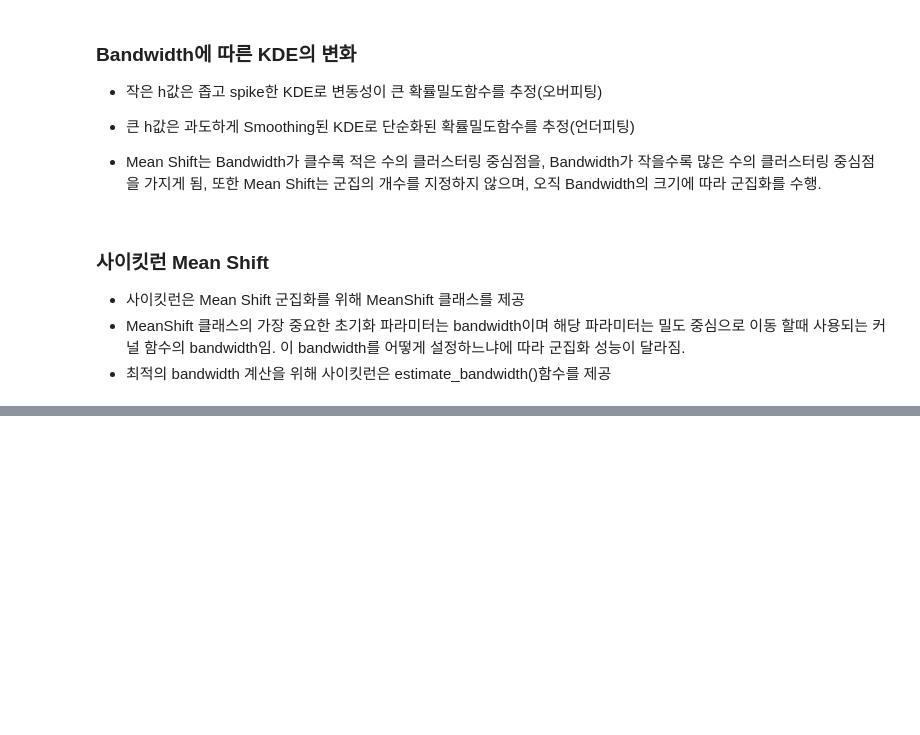
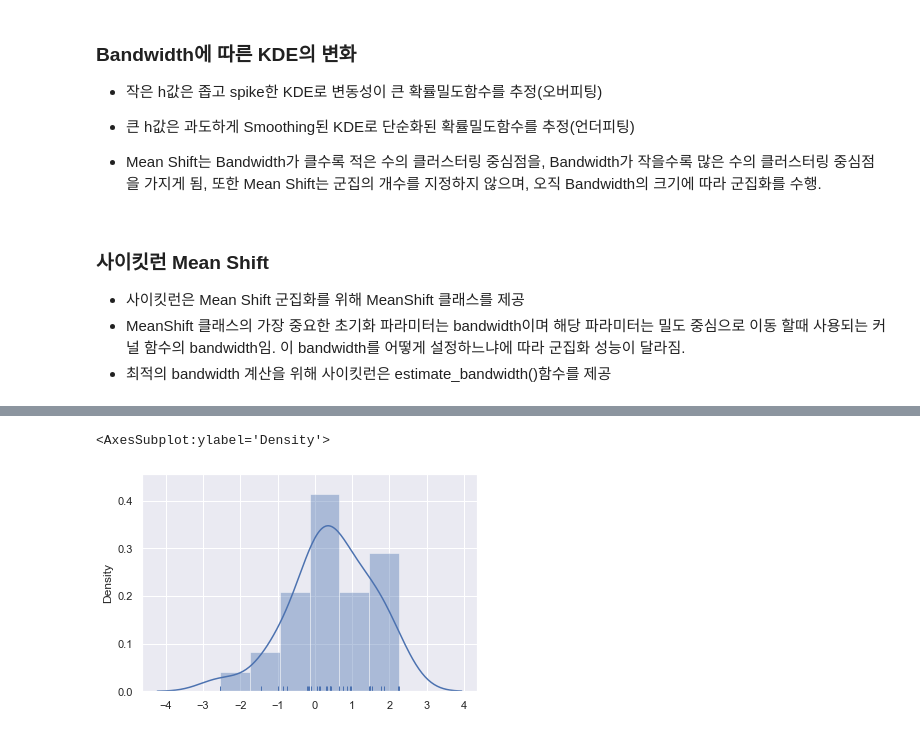
Before and after one commit to 201411096/study_AI, a Jupyter notebook: lectures/2_파이썬 머신러닝 완벽 가이드/7_군집화(Clustering)/3_Mean Shift.ipynb, the cells around one changed output, grey strips where cells are left out. Cells and saved outputs as stored; diff of their text form; code cells hidden in the pictures; blank space fills up the shorter version.

```diff
--- a/lectures/2_파이썬 머신러닝 완벽 가이드/7_군집화(Clustering)/3_Mean Shift.ipynb
+++ b/lectures/2_파이썬 머신러닝 완벽 가이드/7_군집화(Clustering)/3_Mean Shift.ipynb
@@ -63,0 +91,5 @@
+# %%
+sns.distplot(x, rug=True) # kde, hist, rug plot이 다 사용 가능한 형태?..
+# %% [output]
+<AxesSubplot:ylabel='Density'>
+[figure, added]
```
Also changed, not shown: parts of 22 cells of this notebook.
